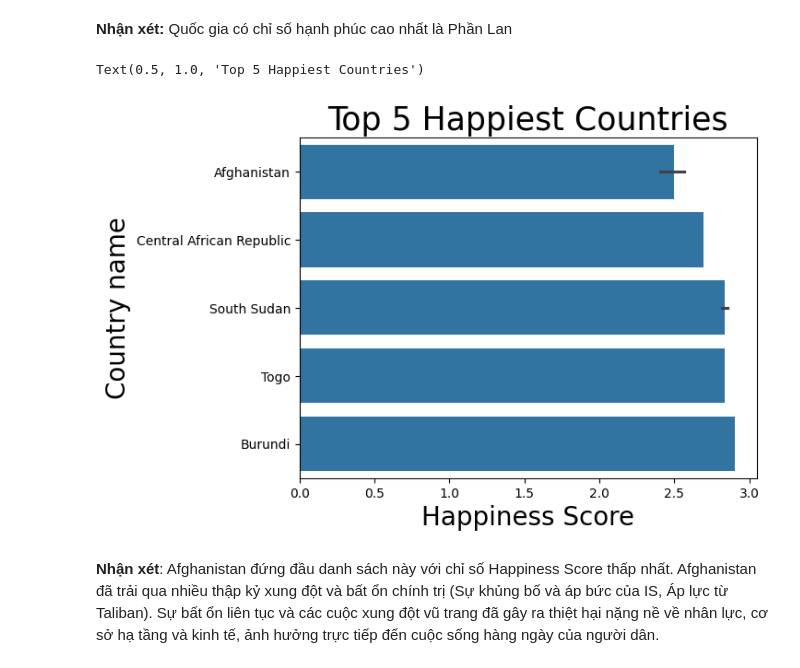
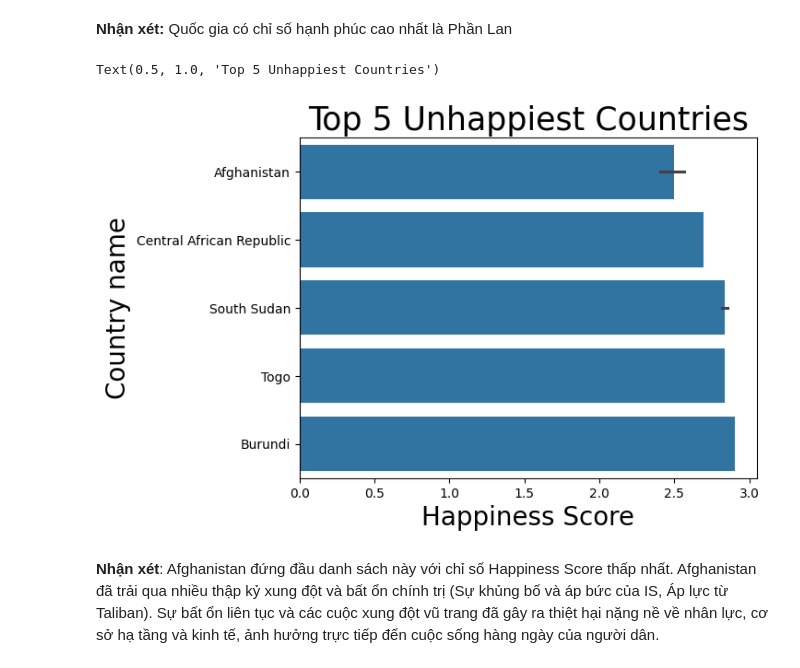
Before and after one commit to NgTrDung/DataMining_For_HappinessReport, a Jupyter notebook: Happiness_Report.ipynb, the cells around one changed output. Cells and saved outputs as stored; diff of their text form; code cells hidden in the pictures.

```diff
--- a/Happiness_Report.ipynb
+++ b/Happiness_Report.ipynb
@@ -539,12 +537,12 @@ Text(0.5, 1.0, 'Top 5 Happiest Countries')
 # %%
 bot = df_cleaned.sort_values(['Happiness Score'],ascending = 1)[:10]
 ax = sns.barplot(x = 'Happiness Score' , y = 'Country' , data = bot)
 ax.set_xlabel('Happiness Score', size = 20)
 ax.set_ylabel('Country name', size = 20)
-ax.set_title("Top 5 Happiest Countries", size = 25)
+ax.set_title("Top 5 Unhappiest Countries", size = 25)
 # %% [output]
-Text(0.5, 1.0, 'Top 5 Happiest Countries')
+Text(0.5, 1.0, 'Top 5 Unhappiest Countries')
-[figure, old version]
+[figure, new version]
 # %% [markdown]
 **Nhận xét**: Afghanistan đứng đầu danh sách này với chỉ số Happiness Score thấp nhất. Afghanistan đã trải qua nhiều thập kỷ xung đột và bất ổn chính trị (Sự khủng bố và áp bức của IS, Áp lực từ Taliban). Sự bất ổn liên tục và các cuộc xung đột vũ trang đã gây ra thiệt hại nặng nề về nhân lực, cơ sở hạ tầng và kinh tế, ảnh hưởng trực tiếp đến cuộc sống hàng ngày của người dân.
 # %% [markdown]
```
Also changed, not shown: parts of 13 cells of this notebook, 1 other file.
